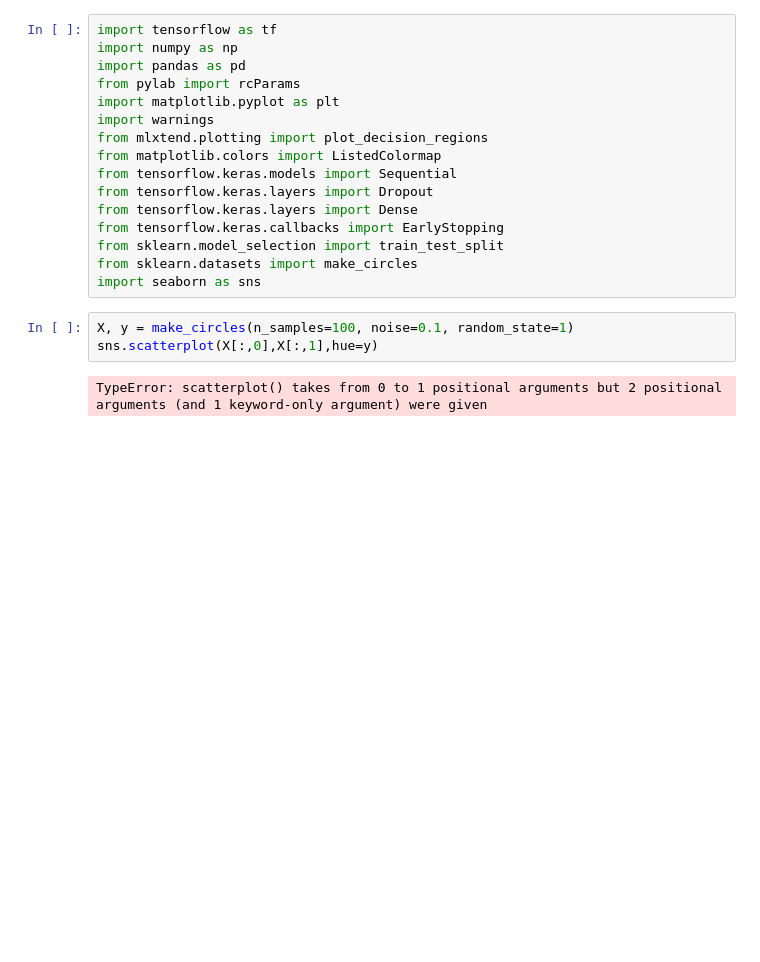
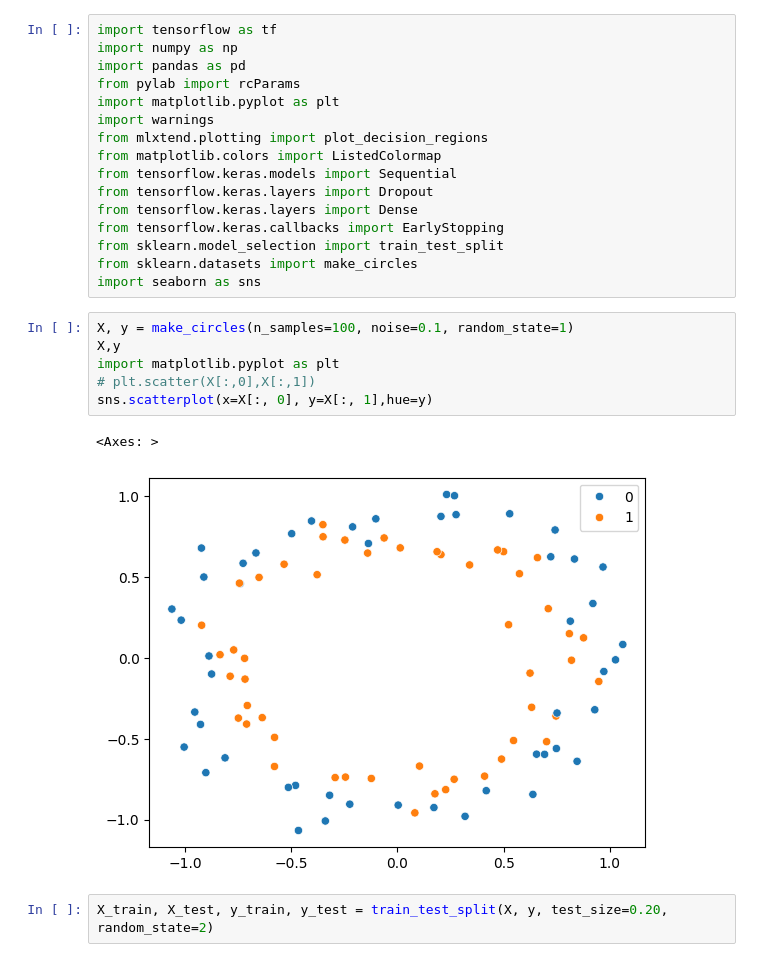
Before and after one commit to ritigit7/Python, a Jupyter notebook: Include/jupyter_files/Deep-Learning/Early-stopping.ipynb, the cells around one changed output. Cells and saved outputs as stored; diff of their text form; blank space fills up the shorter version.

```diff
--- a/Include/jupyter_files/Deep-Learning/Early-stopping.ipynb
+++ b/Include/jupyter_files/Deep-Learning/Early-stopping.ipynb
@@ -16,6 +16,12 @@ from sklearn.datasets import make_circles
 import seaborn as sns
 # %%
 X, y = make_circles(n_samples=100, noise=0.1, random_state=1)
-sns.scatterplot(X[:,0],X[:,1],hue=y)
+X,y
+import matplotlib.pyplot as plt
+# plt.scatter(X[:,0],X[:,1])
+sns.scatterplot(x=X[:, 0], y=X[:, 1],hue=y)
 # %% [output]
-TypeError: scatterplot() takes from 0 to 1 positional arguments but 2 positional arguments (and 1 keyword-only argument) were given
+<Axes: >
+[figure, added]
+# %%
+X_train, X_test, y_train, y_test = train_test_split(X, y, test_size=0.20, random_state=2)
```
Also changed, not shown: parts of 9 cells of this notebook, 5 other files.
